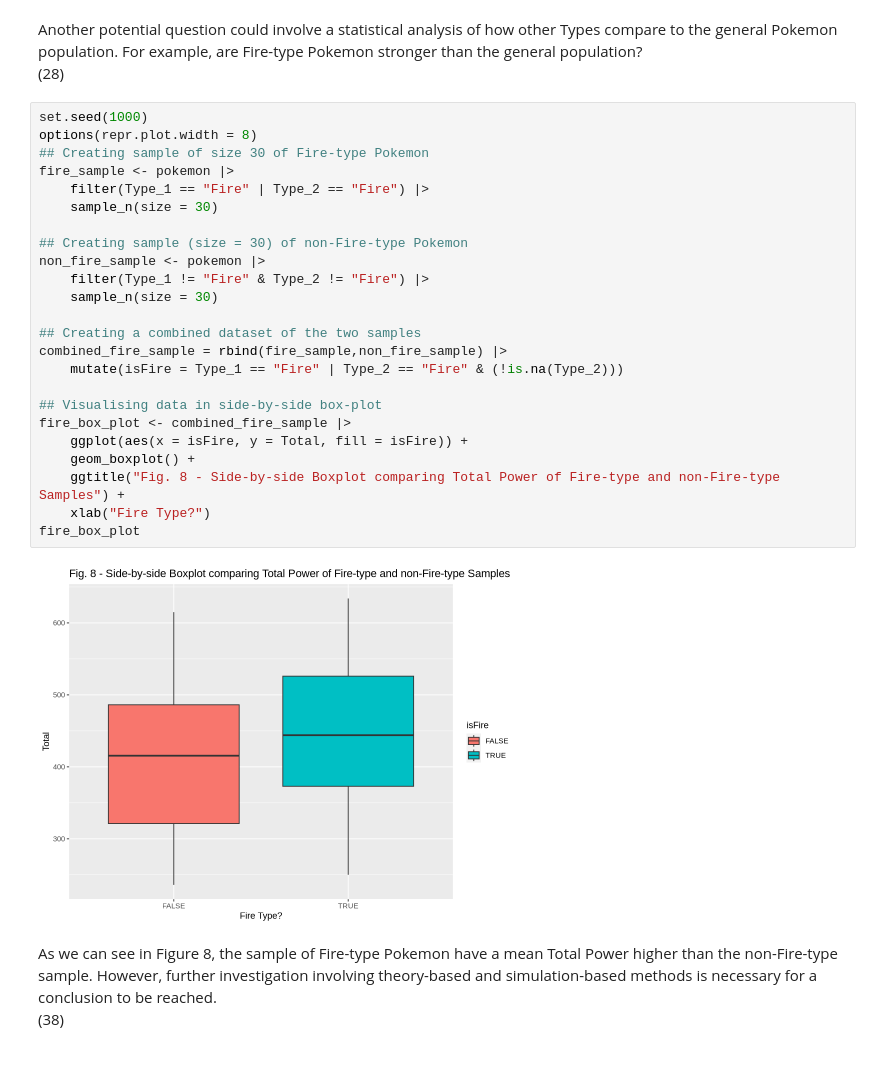
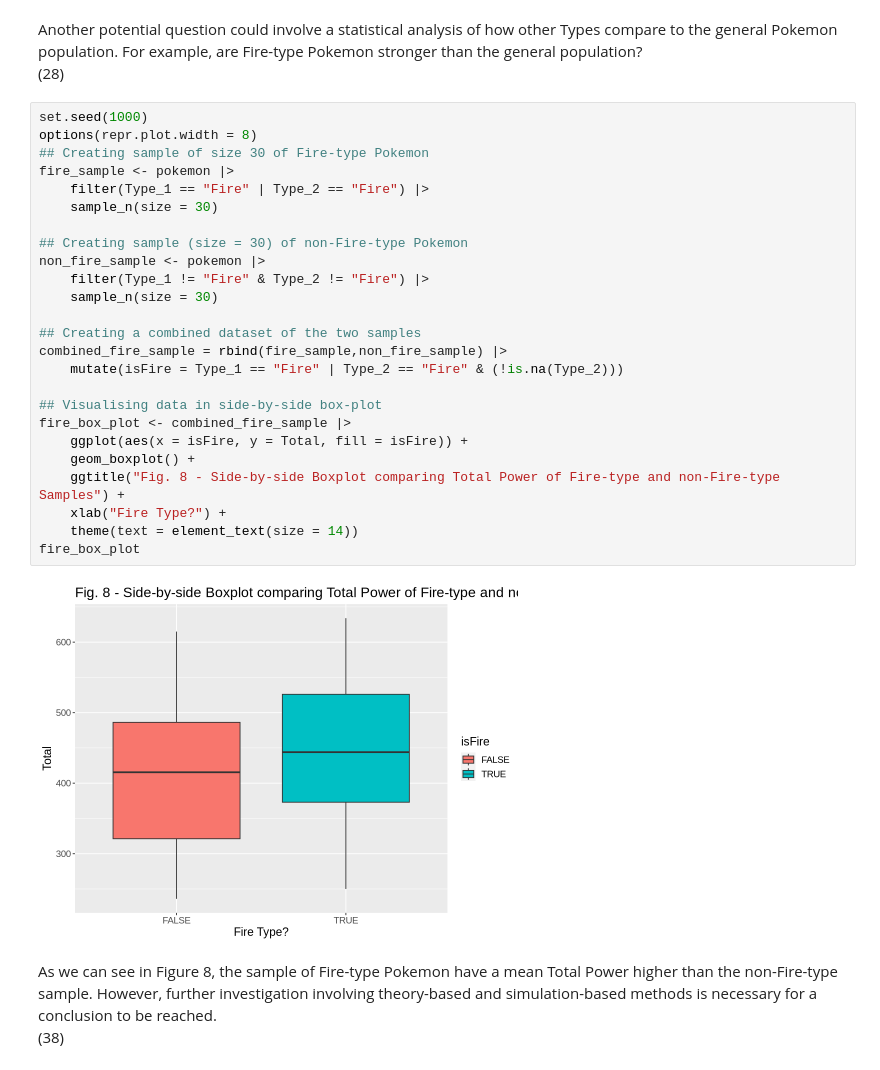
Before and after one commit to dleo22/STAT201-FinalProject, a Jupyter notebook: FinalProposal_v.0.5.ipynb, the cells around one changed output. Saved outputs shown, nothing was run; the diff lists cells and outputs as text.

```diff
--- a/FinalProposal_v.0.5.ipynb
+++ b/FinalProposal_v.0.5.ipynb
@@ -377,29 +371,30 @@ Another potential question could involve a statistical analysis of how other Typ
 # %%
 set.seed(1000)
 options(repr.plot.width = 8)
 ## Creating sample of size 30 of Fire-type Pokemon
 fire_sample <- pokemon |>
     filter(Type_1 == "Fire" | Type_2 == "Fire") |>
     sample_n(size = 30)
 
 ## Creating sample (size = 30) of non-Fire-type Pokemon
 non_fire_sample <- pokemon |>
     filter(Type_1 != "Fire" & Type_2 != "Fire") |>
     sample_n(size = 30)
 
 ## Creating a combined dataset of the two samples
 combined_fire_sample = rbind(fire_sample,non_fire_sample) |>
     mutate(isFire = Type_1 == "Fire" | Type_2 == "Fire" & (!is.na(Type_2)))
 
 ## Visualising data in side-by-side box-plot
 fire_box_plot <- combined_fire_sample |>
     ggplot(aes(x = isFire, y = Total, fill = isFire)) +
     geom_boxplot() +
     ggtitle("Fig. 8 - Side-by-side Boxplot comparing Total Power of Fire-type and non-Fire-type Samples") +
-    xlab("Fire Type?")
+    xlab("Fire Type?") +
+    theme(text = element_text(size = 14))
 fire_box_plot
 # %% [output]
-[figure, old version]
+[figure, new version]
 # %% [markdown]
 As we can see in Figure 8, the sample of Fire-type Pokemon have a mean Total Power higher than the non-Fire-type sample. However, further investigation involving theory-based and simulation-based methods is necessary for a conclusion to be reached. \
 (38)
```
Also changed, not shown: parts of 9 cells of this notebook.
